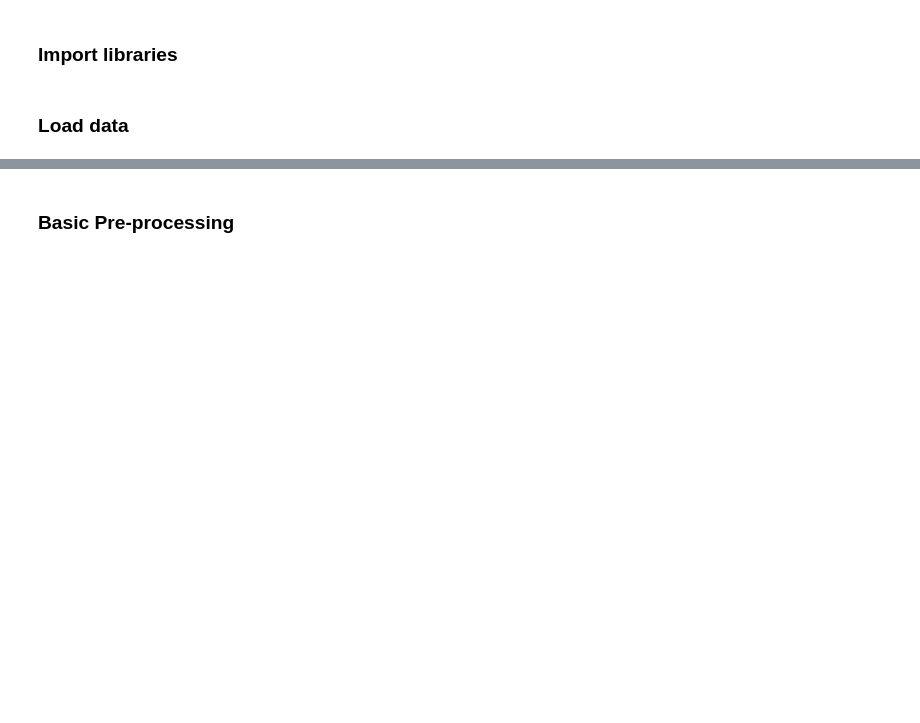
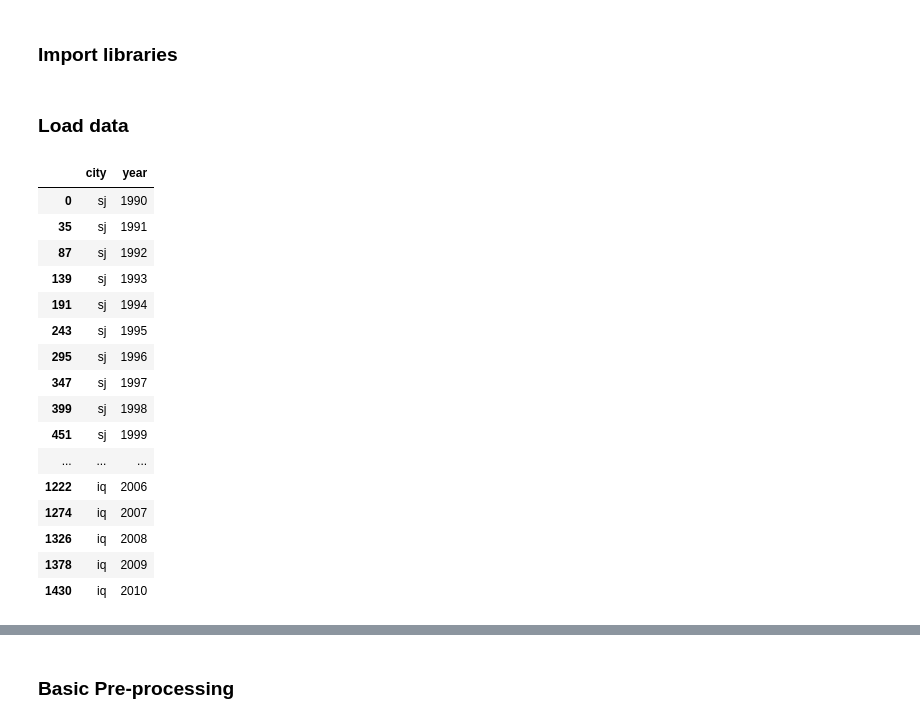
Before and after one commit to bleand/dengai, a Jupyter notebook: Initial_exploration.ipynb, the cells around one changed output, grey strips where cells are left out. Drawn from its saved outputs; the diff is of its cells as text; code cells hidden in the pictures; blank space fills up the shorter version.

```diff
--- a/Initial_exploration.ipynb
+++ b/Initial_exploration.ipynb
@@ -27,3 +27,23 @@ features_test_path = 'dengue_features_test.csv'
 features_train = pd.read_csv(os.path.join(data_folder, features_train_path))
 labels_train = pd.read_csv(os.path.join(data_folder, labels_train_path))
 features_test = pd.read_csv(os.path.join(data_folder, features_test_path))
+# %%
+features_train[['city', 'year']].drop_duplicates()
+# %% [output]
+|  | city | year |
+| 0 | sj | 1990 |
+| 35 | sj | 1991 |
+| 87 | sj | 1992 |
+| 139 | sj | 1993 |
+| 191 | sj | 1994 |
+| 243 | sj | 1995 |
+| 295 | sj | 1996 |
+| 347 | sj | 1997 |
+| 399 | sj | 1998 |
+| 451 | sj | 1999 |
+| ... | ... | ... |
+| 1222 | iq | 2006 |
+| 1274 | iq | 2007 |
+| 1326 | iq | 2008 |
+| 1378 | iq | 2009 |
+| 1430 | iq | 2010 |
```
Also changed, not shown: parts of 14 cells of this notebook, 4 other files.
